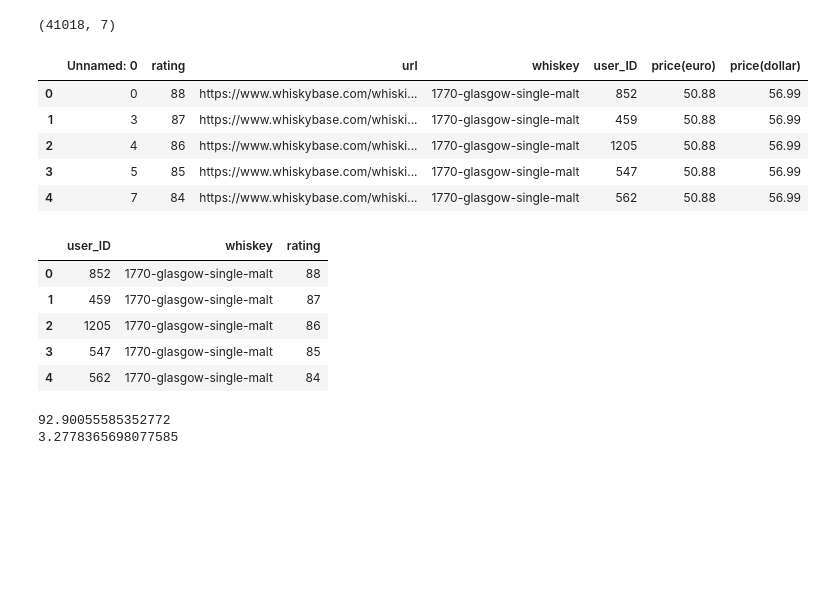
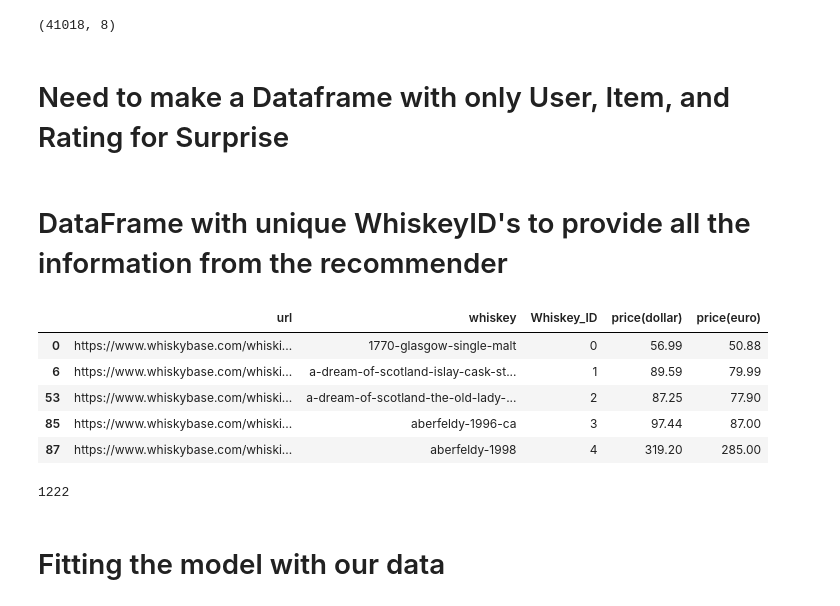
Before and after one commit to AustinKrause/whiskey-recommender, a Jupyter notebook: SVD_whiskey_data.ipynb, the cells around one changed output. Saved outputs shown, nothing was run; the diff lists cells and outputs as text; code cells hidden in the pictures; blank space fills up the shorter version.

Commit message:
built SVD model

```diff
--- a/SVD_whiskey_data.ipynb
+++ b/SVD_whiskey_data.ipynb
@@ -7,6 +9,9 @@ from surprise.model_selection import GridSearchCV
 import numpy as np
 # %%
 df = pd.read_csv('final_whiskey_data.csv')
+df = df.drop('Unnamed: 0', axis = 1)
 df.shape
 # %% [output]
-(41018, 7)
+(41018, 8)
+# %% [markdown]
+# Need to make a Dataframe with only User, Item, and Rating for Surprise
@@ -13,9 +21,13 @@ df.shape
+# %% [markdown]
+# DataFrame with unique WhiskeyID's to provide all the information from the recommender
+# %%
+rec_match = df[['url', 'whiskey', 'Whiskey_ID', 'price(dollar)', 'price(euro)']].drop_duplicates('Whiskey_ID')
 # %%
-df.head()
+rec_match.head()
 # %% [output]
-|  | Unnamed: 0 | rating | url | whiskey | user_ID | price(euro) | price(dollar) |
-| 0 | 0 | 88 | https://www.whiskybase.com/whiski... | 1770-glasgow-single-malt | 852 | 50.88 | 56.99 |
-| 1 | 3 | 87 | https://www.whiskybase.com/whiski... | 1770-glasgow-single-malt | 459 | 50.88 | 56.99 |
-| 2 | 4 | 86 | https://www.whiskybase.com/whiski... | 1770-glasgow-single-malt | 1205 | 50.88 | 56.99 |
-| 3 | 5 | 85 | https://www.whiskybase.com/whiski... | 1770-glasgow-single-malt | 547 | 50.88 | 56.99 |
-| 4 | 7 | 84 | https://www.whiskybase.com/whiski... | 1770-glasgow-single-malt | 562 | 50.88 | 56.99 |
+|  | url | whiskey | Whiskey_ID | price(dollar) | price(euro) |
+| 0 | https://www.whiskybase.com/whiski... | 1770-glasgow-single-malt | 0 | 56.99 | 50.88 |
+| 6 | https://www.whiskybase.com/whiski... | a-dream-of-scotland-islay-cask-st... | 1 | 89.59 | 79.99 |
+| 53 | https://www.whiskybase.com/whiski... | a-dream-of-scotland-the-old-lady-... | 2 | 87.25 | 77.90 |
+| 85 | https://www.whiskybase.com/whiski... | aberfeldy-1996-ca | 3 | 97.44 | 87.00 |
+| 87 | https://www.whiskybase.com/whiski... | aberfeldy-1998 | 4 | 319.20 | 285.00 |
@@ -25,18 +34,9 @@ rec_df = rec_df[['user_ID', 'whiskey', 'rating']]
-# %%
-rec_df.head()
-# %% [output]
-|  | user_ID | whiskey | rating |
-| 0 | 852 | 1770-glasgow-single-malt | 88 |
-| 1 | 459 | 1770-glasgow-single-malt | 87 |
-| 2 | 1205 | 1770-glasgow-single-malt | 86 |
-| 3 | 547 | 1770-glasgow-single-malt | 85 |
-| 4 | 562 | 1770-glasgow-single-malt | 84 |
-# %%
-print(df.rating.mean())
-print(df.rating.std())
-# %% [output]
-92.90055585352772
-3.2778365698077585
+# %%
+rec_df.User_ID.max()
+# %% [output]
+1222
+# %% [markdown]
+# Fitting the model with our data
 # %%
 from surprise import Reader, Dataset
 reader = Reader(rating_scale = (1,100))
```
Also changed, not shown: parts of 38 cells of this notebook.
